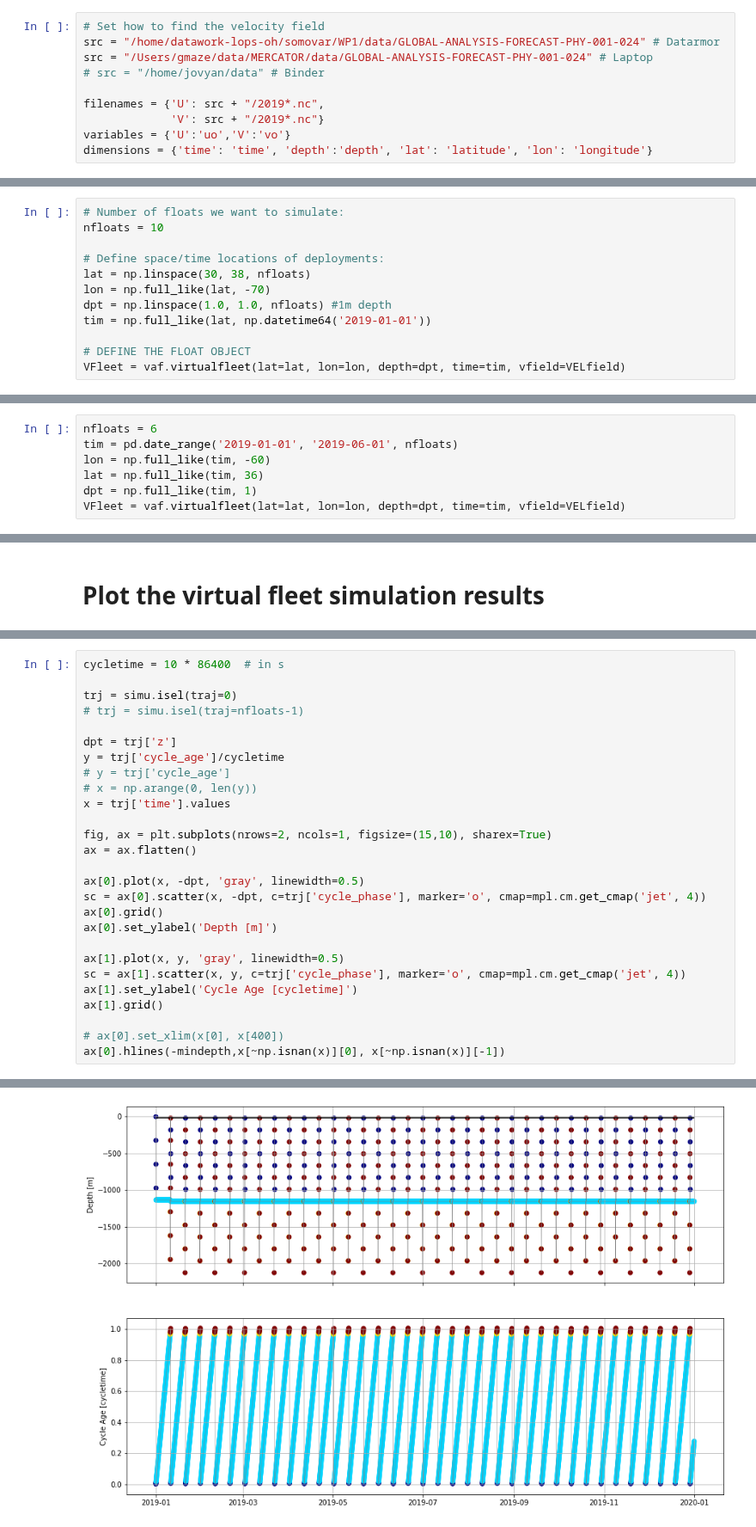
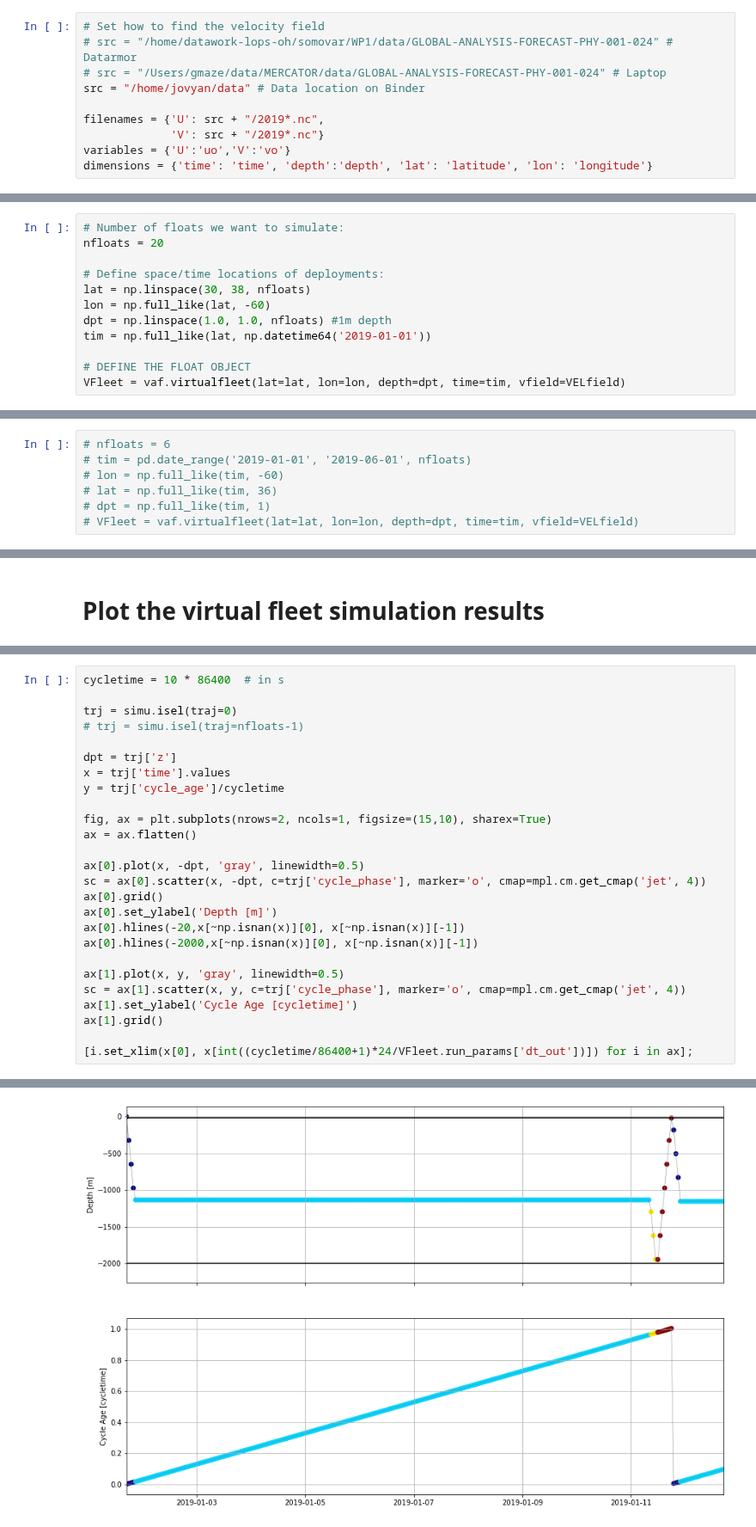
Before and after one commit to euroargodev/VirtualFleet, a Jupyter notebook: examples/try_it-CustomPlans.ipynb, the cells around one changed output, grey strips where cells are left out. Shown at 86% size. Cells and saved outputs as stored; diff of their text form.

Commit message:
Final touch to nbs and binder
hopefully

```diff
--- a/examples/try_it-CustomPlans.ipynb
+++ b/examples/try_it-CustomPlans.ipynb
@@ -37,9 +40,9 @@ land_feature=cfeature.NaturalEarthFeature(category='physical',name='land',scale=
 # Set-up the velocity field
 # %%
 # Set how to find the velocity field
-src = "/home/datawork-lops-oh/somovar/WP1/data/GLOBAL-ANALYSIS-FORECAST-PHY-001-024" # Datarmor
-src = "/Users/gmaze/data/MERCATOR/data/GLOBAL-ANALYSIS-FORECAST-PHY-001-024" # Laptop
-# src = "/home/jovyan/data" # Binder
+# src = "/home/datawork-lops-oh/somovar/WP1/data/GLOBAL-ANALYSIS-FORECAST-PHY-001-024" # Datarmor
+# src = "/Users/gmaze/data/MERCATOR/data/GLOBAL-ANALYSIS-FORECAST-PHY-001-024" # Laptop
+src = "/home/jovyan/data" # Data location on Binder
 
 filenames = {'U': src + "/2019*.nc",
              'V': src + "/2019*.nc"}
@@ -79,11 +82,11 @@ VFleet = vaf.virtualfleet(lat=lat, lon=lon, depth=dpt, time=tim, vfield=VELfield
 ## Plan B: Along a cruise line
 # %%
 # Number of floats we want to simulate:
-nfloats = 10
+nfloats = 20
 
 # Define space/time locations of deployments:
 lat = np.linspace(30, 38, nfloats)
-lon = np.full_like(lat, -70)
+lon = np.full_like(lat, -60)
 dpt = np.linspace(1.0, 1.0, nfloats) #1m depth
 tim = np.full_like(lat, np.datetime64('2019-01-01'))
 
@@ -94,12 +97,12 @@ VFleet = vaf.virtualfleet(lat=lat, lon=lon, depth=dpt, time=tim, vfield=VELfield
 
 ps: this plan allows to make sure the full velocity field time series is used (floats trajectories will be different)
 # %%
-nfloats = 6
-tim = pd.date_range('2019-01-01', '2019-06-01', nfloats)
-lon = np.full_like(tim, -60)
-lat = np.full_like(tim, 36)
-dpt = np.full_like(tim, 1)
-VFleet = vaf.virtualfleet(lat=lat, lon=lon, depth=dpt, time=tim, vfield=VELfield)
+# nfloats = 6
+# tim = pd.date_range('2019-01-01', '2019-06-01', nfloats)
+# lon = np.full_like(tim, -60)
+# lat = np.full_like(tim, 36)
+# dpt = np.full_like(tim, 1)
+# VFleet = vaf.virtualfleet(lat=lat, lon=lon, depth=dpt, time=tim, vfield=VELfield)
 # %% [markdown]
 ## Show deployment plan
 # %%
@@ -208,10 +199,8 @@ trj = simu.isel(traj=0)
 # trj = simu.isel(traj=nfloats-1)
 
 dpt = trj['z']
+x = trj['time'].values
 y = trj['cycle_age']/cycletime
-# y = trj['cycle_age']
-# x = np.arange(0, len(y))
-x = trj['time'].values
 
 fig, ax = plt.subplots(nrows=2, ncols=1, figsize=(15,10), sharex=True)
 ax = ax.flatten()
@@ -220,12 +209,13 @@ ax[0].plot(x, -dpt, 'gray', linewidth=0.5)
 sc = ax[0].scatter(x, -dpt, c=trj['cycle_phase'], marker='o', cmap=mpl.cm.get_cmap('jet', 4))
 ax[0].grid()
 ax[0].set_ylabel('Depth [m]')
+ax[0].hlines(-20,x[~np.isnan(x)][0], x[~np.isnan(x)][-1])
+ax[0].hlines(-2000,x[~np.isnan(x)][0], x[~np.isnan(x)][-1])
 
 ax[1].plot(x, y, 'gray', linewidth=0.5)
 sc = ax[1].scatter(x, y, c=trj['cycle_phase'], marker='o', cmap=mpl.cm.get_cmap('jet', 4))
 ax[1].set_ylabel('Cycle Age [cycletime]')
 ax[1].grid()
 
-# ax[0].set_xlim(x[0], x[400])
-ax[0].hlines(-mindepth,x[~np.isnan(x)][0], x[~np.isnan(x)][-1])
+[i.set_xlim(x[0], x[int((cycletime/86400+1)*24/VFleet.run_params['dt_out'])]) for i in ax];
 # %% [output]
@@ -233,4 +222,4 @@ ax[0].hlines(-mindepth,x[~np.isnan(x)][0], x[~np.isnan(x)][-1])
-[figure, old version]
+[figure, new version]
 # %%
 for i in simu['traj']:
     ds = simu.sel(traj=i)
```
Also changed, not shown: parts of 10 cells of this notebook, 4 other files.
